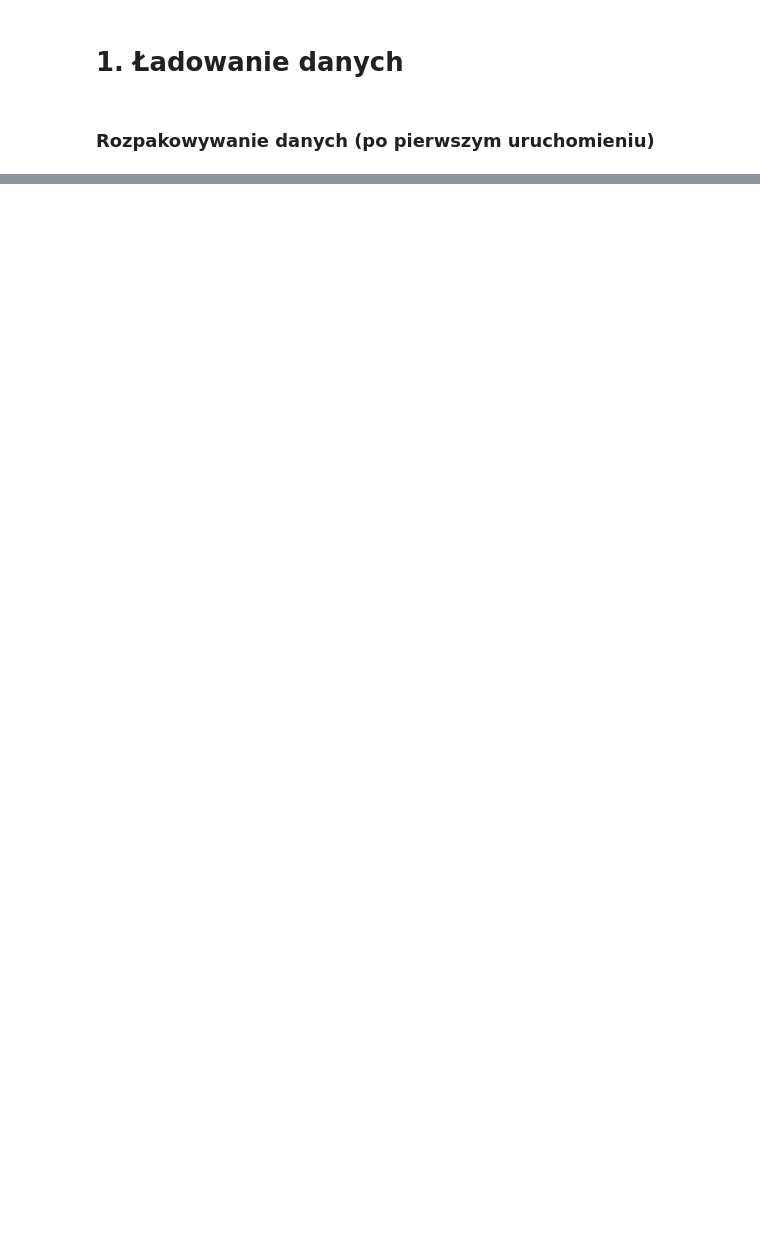
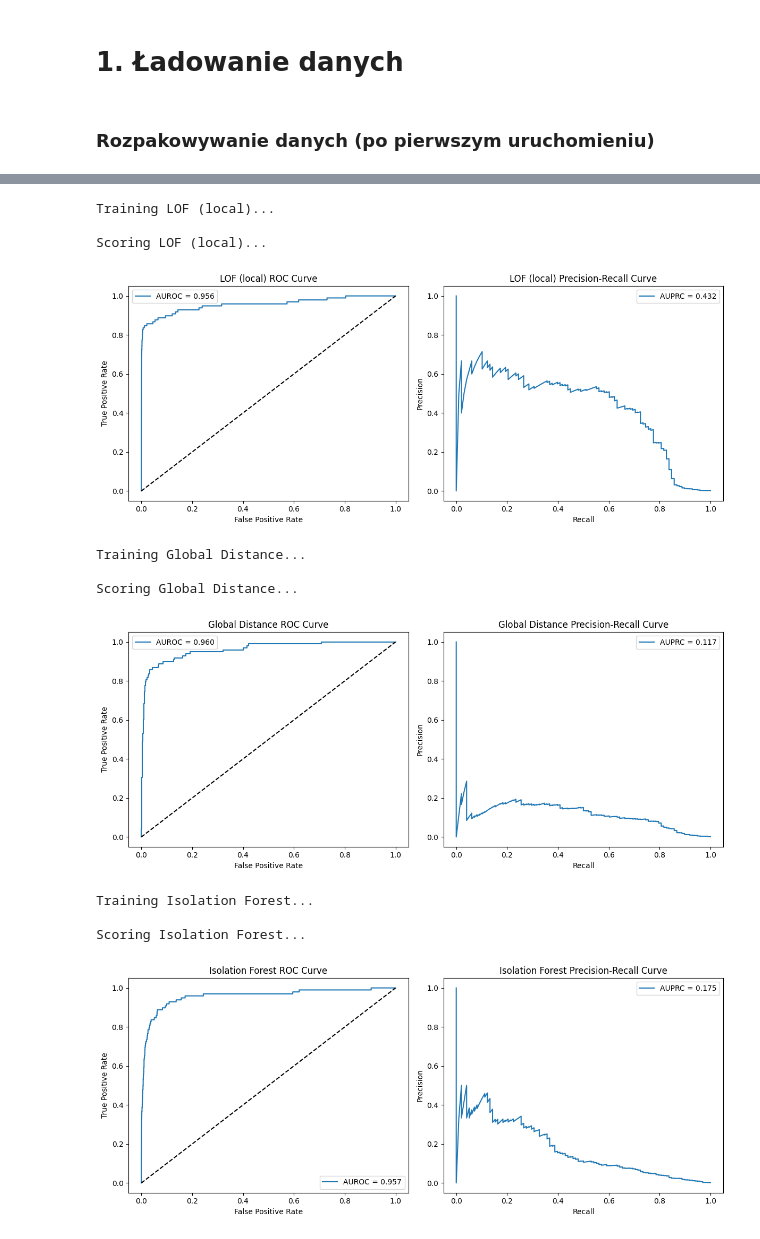
Before and after one commit to Newtoneiro/ZUM-detekcja-anomalii, a Jupyter notebook: main.ipynb, the cells around one changed output, grey strips where cells are left out. Drawn from its saved outputs; the diff is of its cells as text; code cells hidden in the pictures; blank space fills up the shorter version.

Commit message:
add results of cross validation

```diff
--- a/main.ipynb
+++ b/main.ipynb
@@ -506,0 +44,5 @@ Cross-validating for n_neighbors = 100...
+# %%
+for key, df in DATASETS.items():
+    print(f"\nDATASET: {key}")
+    display(df.head(10))
+    print(pd.DataFrame({'min': df.min(), 'max': df.max()}))
@@ -506,0 +305,15 @@ Cross-validating for n_neighbors = 100...
+# %%
+class GlobalAnomalyDetector(BaseAnomalyDetector):
+    def __init__(self, contamination, n_neighbors, metric='euclidean'):
+        super().__init__(contamination)
+        self._model = NearestNeighbors(
+            n_neighbors=n_neighbors,
+            metric=metric
+        )
+
+    def fit(self, X: np.array):
+        self._model.fit(X)
+
+    def score_samples(self, X: np.array):
+        distances, _ = self._model.kneighbors(X)
+        return distances.mean(axis=1)
@@ -506,0 +446,60 @@ Cross-validating for n_neighbors = 100...
+# %%
+from tqdm import tqdm
+
+
+def compare_models(X_train, X_test, y_test, contamination):
+    models = {
+        'LOF (local)': LocalAnomalyDetector(
+            contamination=contamination,
+            n_neighbors=500
+        ),
+
+        'Global Distance': GlobalAnomalyDetector(
+            contamination=contamination,
+            n_neighbors=20
+        ),
+
+        'Isolation Forest': BaseIsolationForest(
+            contamination=contamination,
+            n_estimators=100
+        ),
+
+        'One-Class SVM': OneClassSVMDetector(
+            contamination=contamination,
+        )
+    }
+
+    results = []
+    for name, model in tqdm(models.items(), total=len(models.keys()), desc="Training and evaluating models..."):
+        print(f"\nTraining {name}...")
+        model.fit(X_train)
+        print(f"\nScoring {name}...")
+        results.append(evaluate_model(model, X_test, y_test, name))
+
+    return pd.DataFrame(results)
+
+
+(X_train, X_test, y_train, y_test) = SPLIT_DATASETS['creditcard']
+results_df_credit = compare_models(X_train, X_test, y_test, y_train.mean())
+
+(X_train, X_test, y_train, y_test) = SPLIT_DATASETS['donor']
+results_df_donor = compare_models(X_train, X_test, y_test, y_train.mean())
+
+print("\nFinal Comparison:")
+print("\n=== CREDITCARD ===")
+display(results_df_credit.round(4))
+print("\n=== DONOR ===")
+display(results_df_donor.round(4))
+# %% [output]
+Training LOF (local)...
+
+Scoring LOF (local)...
+[figure, added]
+Training Global Distance...
+
+Scoring Global Distance...
+[figure, added]
+Training Isolation Forest...
+
+Scoring Isolation Forest...
+[figure, added]
```
Also changed, not shown: parts of 54 cells of this notebook, 1 other file.
